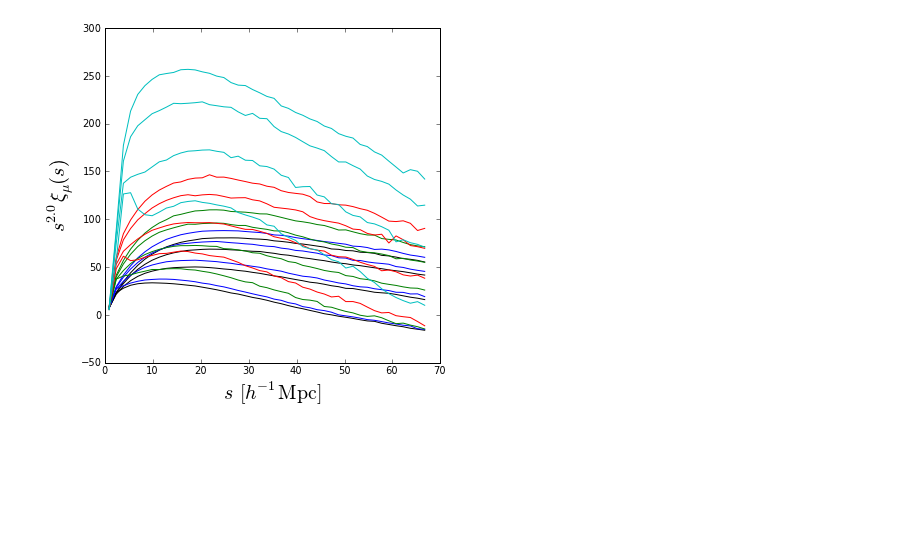
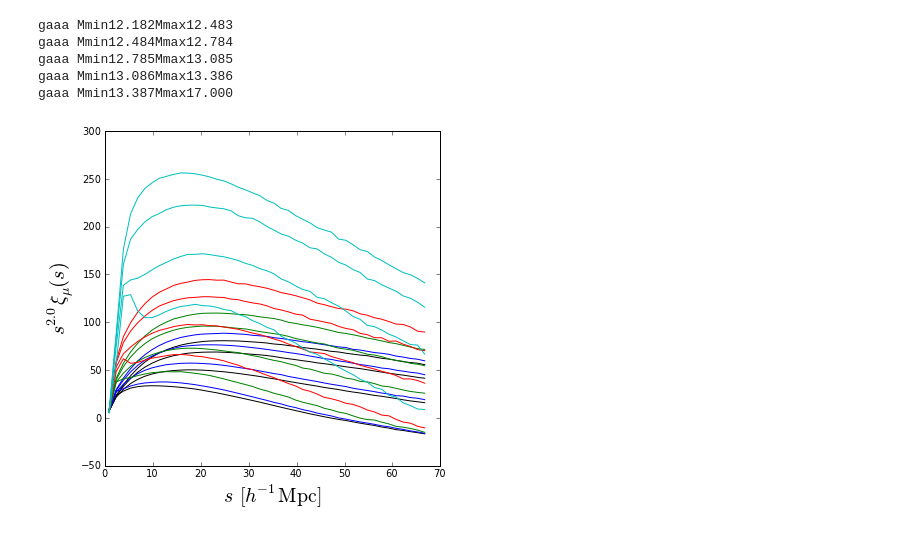
Before and after one commit to bareid/LSSanalysis, a Jupyter notebook: xismu_demo.ipynb, the cells around one changed output. Saved outputs shown, nothing was run; the diff lists cells and outputs as text; code cells hidden in the pictures; blank space fills up the shorter version.

```diff
--- a/xismu_demo.ipynb
+++ b/xismu_demo.ipynb
@@ -6,35 +6,41 @@ except:
 # %%
 mtaglist=['Mmin12.182Mmax12.483','Mmin12.484Mmax12.784','Mmin12.785Mmax13.085','Mmin13.086Mmax13.386','Mmin13.387Mmax17.000']
 cnt=0
 xilist=[]
 myc=['k','b','g','r','c']
 
 ## this is how many mu bins we want; must be something that divides evenly into 200, at least for now.
 getnmu = 4
 rebinfac = 200/getnmu
 for mtag in mtaglist:
   ffmt="/Users/bareid/work/montserratdata/forlilev3/A%02d_0.6452.halos.zspace%d.Np.nbins9000.bin1sims_"+mtag
+  print 'gaaa',mtag
   ## tmp input.
-  xx=xismu.initavg(ffmt,zspacelist=[0,1,2],simlist=[0,2,3,4,5])
+  #xx=xismu.initavg(ffmt,zspacelist=[0,1,2],simlist=[0,2,3,4,5])
   ## final input.
-  #xx=initavg(ffmt,[0,1,2],np.arange(0,20,1))
+  xx=xismu.initavg(ffmt,[0,1,2],np.arange(0,20,1))
   ##rebin by a factor of rebinfac
   xilist.append(xx.rebin(1,rebinfac))
   outfname='avgmbin%ddown.smuxi' % (cnt+1)
   xilist[cnt].printsmuxi(outfname)
   if(cnt == 0):
     axlist=xilist[cnt].makexismuplot(panelopt=0,logxopt=0,color=myc[cnt])
   else:
     for jj in range(xilist[cnt].nmu):
       xilist[cnt].addcurve(axlist[0], jj,color=myc[cnt])
 
 #   outplot = "mbin%d.smuxi.png" % cnt
 #  xilist[cnt].fig.savefig(outplot)
   cnt += 1
 
 plt.show()
 # %% [output]
+gaaa Mmin12.182Mmax12.483
+gaaa Mmin12.484Mmax12.784
+gaaa Mmin12.785Mmax13.085
+gaaa Mmin13.086Mmax13.386
+gaaa Mmin13.387Mmax17.000
-[figure, old version]
+[figure, new version]
 # %%
 lbllist=[]
 for muval in xilist[0].mu1d:
```
Also changed, not shown: parts of 1 cell of this notebook, 1 other file.
